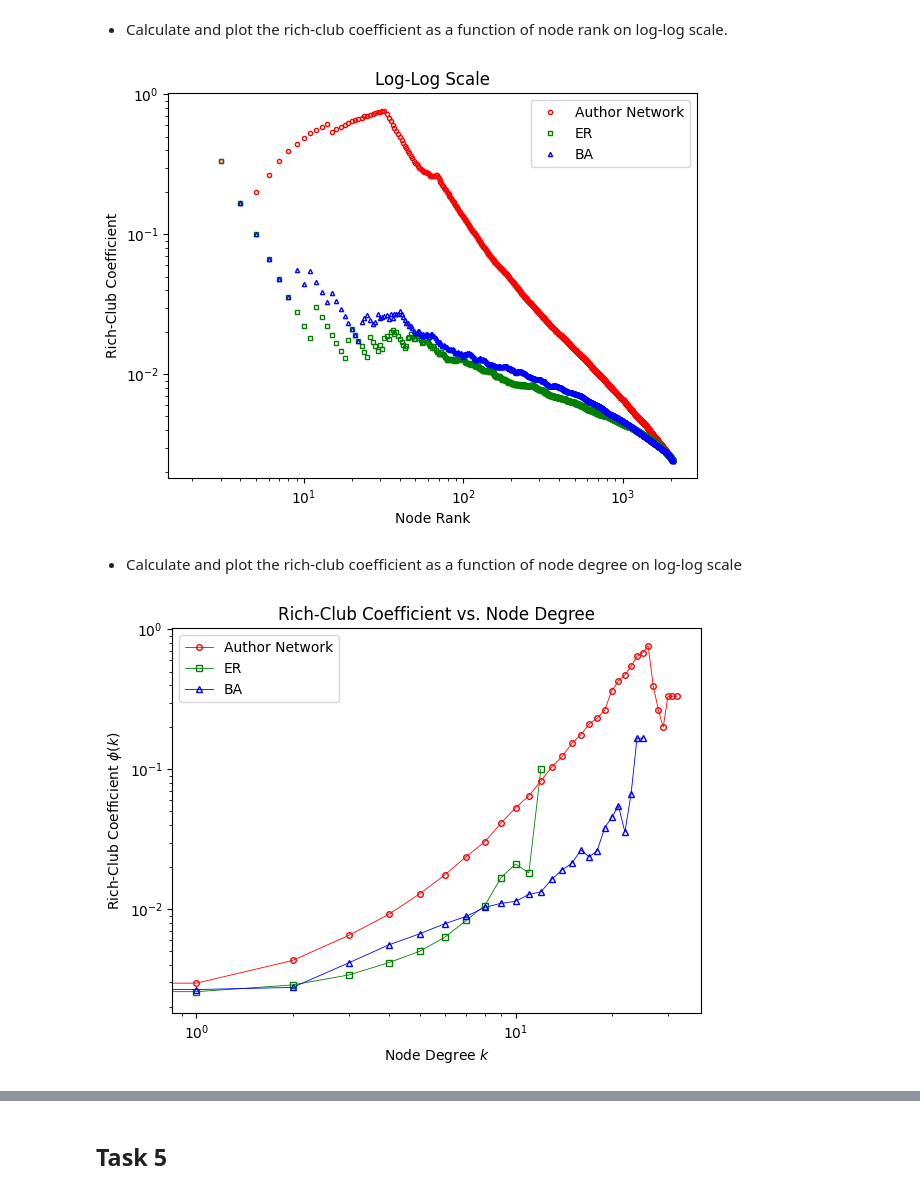
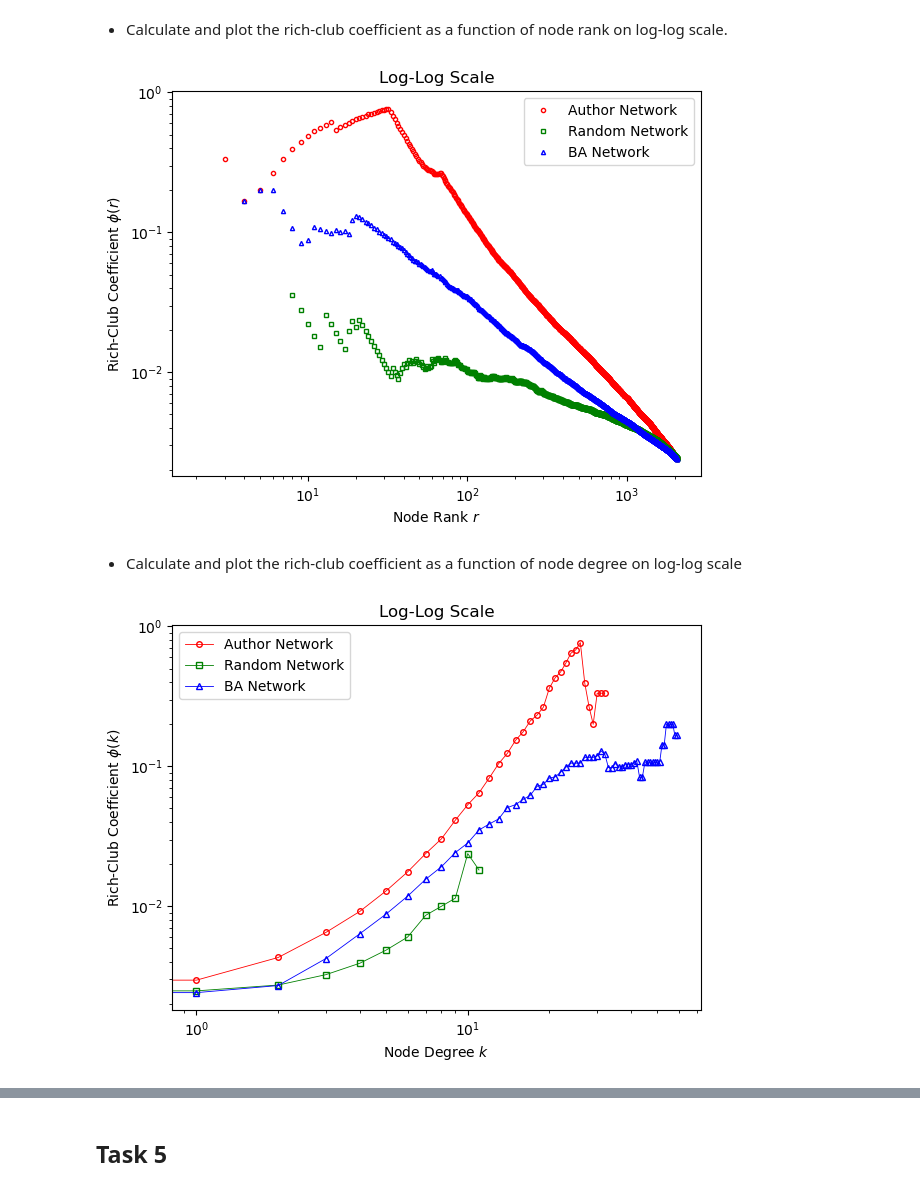
Before and after one commit to ignRyann/author-network-analysis, a Jupyter notebook: coursework1.ipynb, the cells around one changed output, grey strips where cells are left out. Saved outputs shown, nothing was run; the diff lists cells and outputs as text; code cells hidden in the pictures.

```diff
--- a/coursework1.ipynb
+++ b/coursework1.ipynb
@@ -86,0 +100,2 @@ ER = nx.gnm_random_graph(n_count, e_count, seed= 42)
+# %%
+random_network = create_random_connected_graph(n_count, e_count)
@@ -87,3 +107,6 @@ ER = nx.gnm_random_graph(n_count, e_count, seed= 42)
 # %% [markdown]
 ### Generating BA Network
+# %%
+# Creating our initial random graph
+initial = create_random_connected_graph(20, 30)
 # %% [markdown]
@@ -97,4 +151,3 @@ e_initial = 519
 # %%
-# Creating our initial random graph
-initial = nx.gnm_random_graph(n_initial, e_initial, seed= 42)
-BA = nx.barabasi_albert_graph(n_count, m, initial_graph= initial, seed= 42)
+BA = nx.barabasi_albert_graph(1031, 2, initial_graph= initial, seed= 42)
+BA = nx.barabasi_albert_graph(2068, 3, initial_graph= BA, seed= 42)
@@ -379,14 +430,14 @@ def plot_rich_club(graphs, graph_names):
                    markeredgecolor= colors[i])
 
     plt.title('Log-Log Scale')
-    plt.xlabel('Node Rank')
-    plt.ylabel('Rich-Club Coefficient')
+    plt.xlabel('Node Rank $r$')
+    plt.ylabel('Rich-Club Coefficient $\phi(r)$')
     plt.legend()
     plt.show()
 # %%
-plot_rich_club([author_network, ER, BA], ['Author Network', 'ER', 'BA'])
+plot_rich_club([author_network, random_network, BA], ['Author Network', 'Random Network', 'BA Network'])
 # %% [output]
-[figure, old version]
+[figure, new version]
 # %% [markdown]
 - Calculate and plot the rich-club coefficient as a function of node degree on log-log scale
 # %%
@@ -417,6 +468,6 @@ def plot_rich_club2(graphs, graph_names):
     plt.legend()
     plt.show()
 # %%
-plot_rich_club2([author_network, ER, BA], ['Author Network', 'ER', 'BA'])
+plot_rich_club2([author_network, random_network, BA], ['Author Network', 'Random Network', 'BA Network'])
 # %% [output]
-[figure, old version]
+[figure, new version]
```
Also changed, not shown: parts of 43 cells of this notebook, 10 other files.
